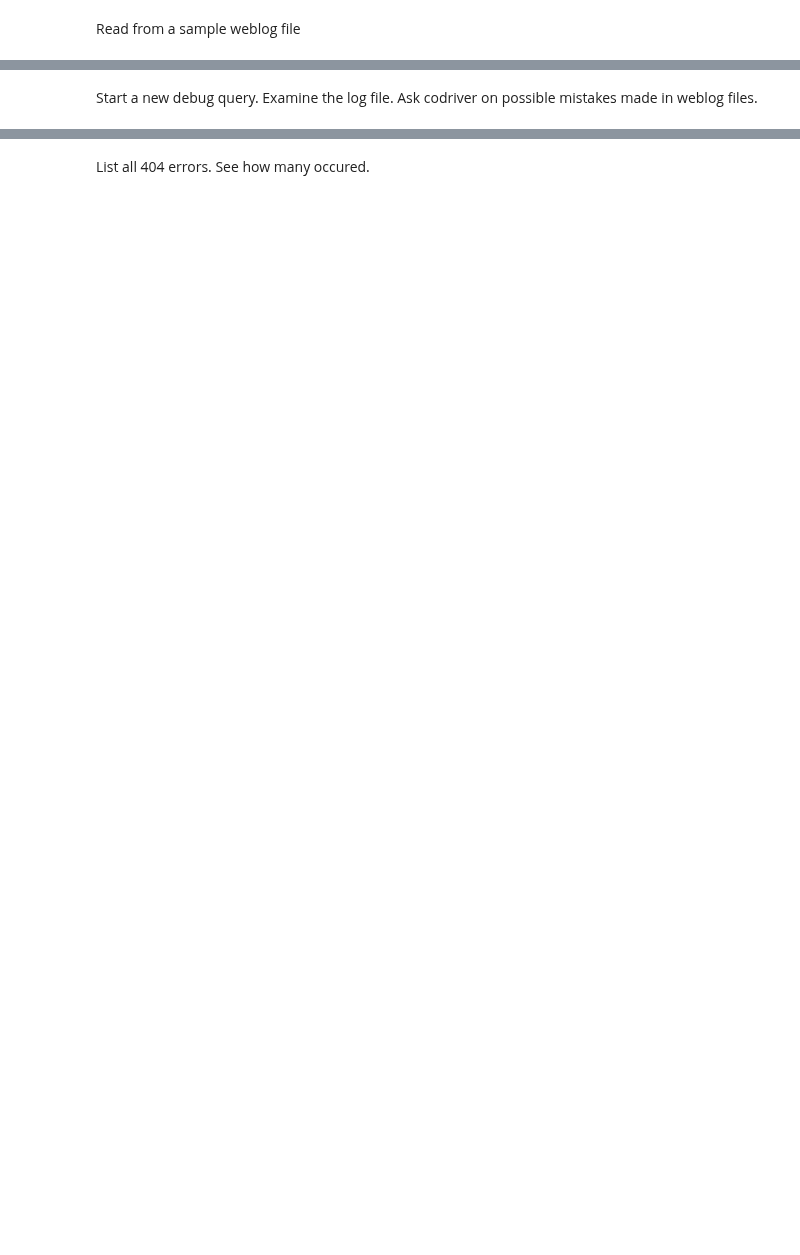
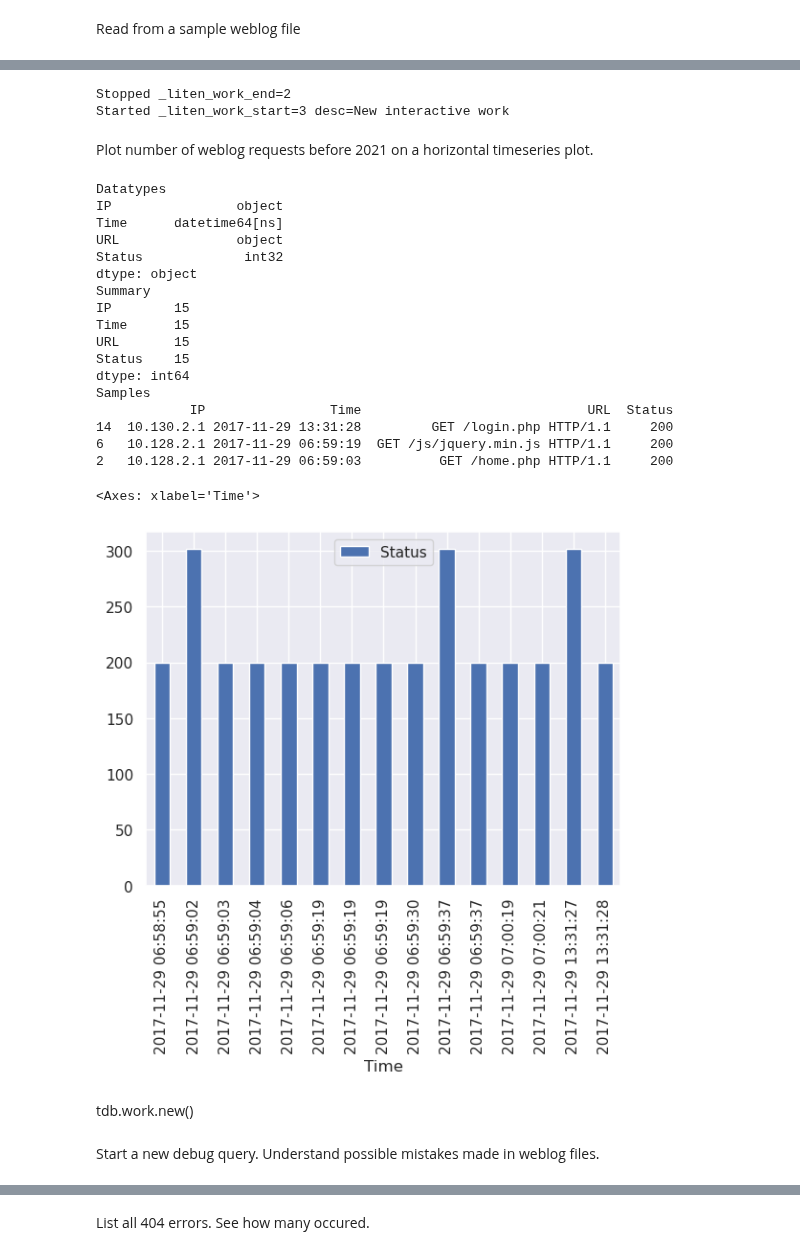
Before and after one commit to hkverma/litendb, a Jupyter notebook: py/notebooks/jupyter_pyspark/WebLogQuery-demo.ipynb, the cells around one changed output, grey strips where cells are left out. Drawn from its saved outputs; the diff is of its cells as text; code cells hidden in the pictures; blank space fills up the shorter version.

Commit message:
Added new weblog queries

```diff
--- a/py/notebooks/jupyter_pyspark/WebLogQuery-demo.ipynb
+++ b/py/notebooks/jupyter_pyspark/WebLogQuery-demo.ipynb
@@ -14,4 +53,5 @@ Liten session keeps track of all the work. It stores session and model informati
 # %%
 import liten as ten
-session = ten.Session()
-db = ten.Database()
+os.environ['OPENAI_API_KEY']='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'
+tdb = ten.Database()
+spark = tdb.spark
@@ -90,2 +127,36 @@ weblog_df.take(5)
+# %%
+tdb.work.new()
+# %% [output]
+Stopped _liten_work_end=2
+Started _liten_work_start=3 desc=New interactive work
+# %% [markdown]
+Plot number of weblog requests before 2021 on a horizontal timeseries plot.
+# %%
+st17Df = tdb.spark.sql("SELECT * FROM weblog WHERE Time <= '2021-12-31' limit 15")
+df = st17Df.toPandas()
+print(f"\033[1mDatatypes\033[0m\n{df.dtypes}\n\033[1mSummary\033[0m\n{df.count()}\n\033[1mSamples\033[0m\n{df.sample(3)}")
+df.plot.bar(y='Status', x='Time')
+# %% [output]
+Datatypes
+IP                object
+Time      datetime64[ns]
+URL               object
+Status             int32
+dtype: object
+Summary
+IP        15
+Time      15
+URL       15
+Status    15
+dtype: int64
+Samples
+            IP                Time                             URL  Status
+14  10.130.2.1 2017-11-29 13:31:28         GET /login.php HTTP/1.1     200
+6   10.128.2.1 2017-11-29 06:59:19  GET /js/jquery.min.js HTTP/1.1     200
+2   10.128.2.1 2017-11-29 06:59:03          GET /home.php HTTP/1.1     200
+<Axes: xlabel='Time'>
+[figure, added]
+# %% [markdown]
+tdb.work.new()
 # %% [markdown]
-Start a new debug query. Examine the log file. Ask codriver on possible mistakes made in weblog files.
+Start a new debug query. Understand possible mistakes made in weblog files.
```
Also changed, not shown: parts of 45 cells of this notebook, 1 other file.
